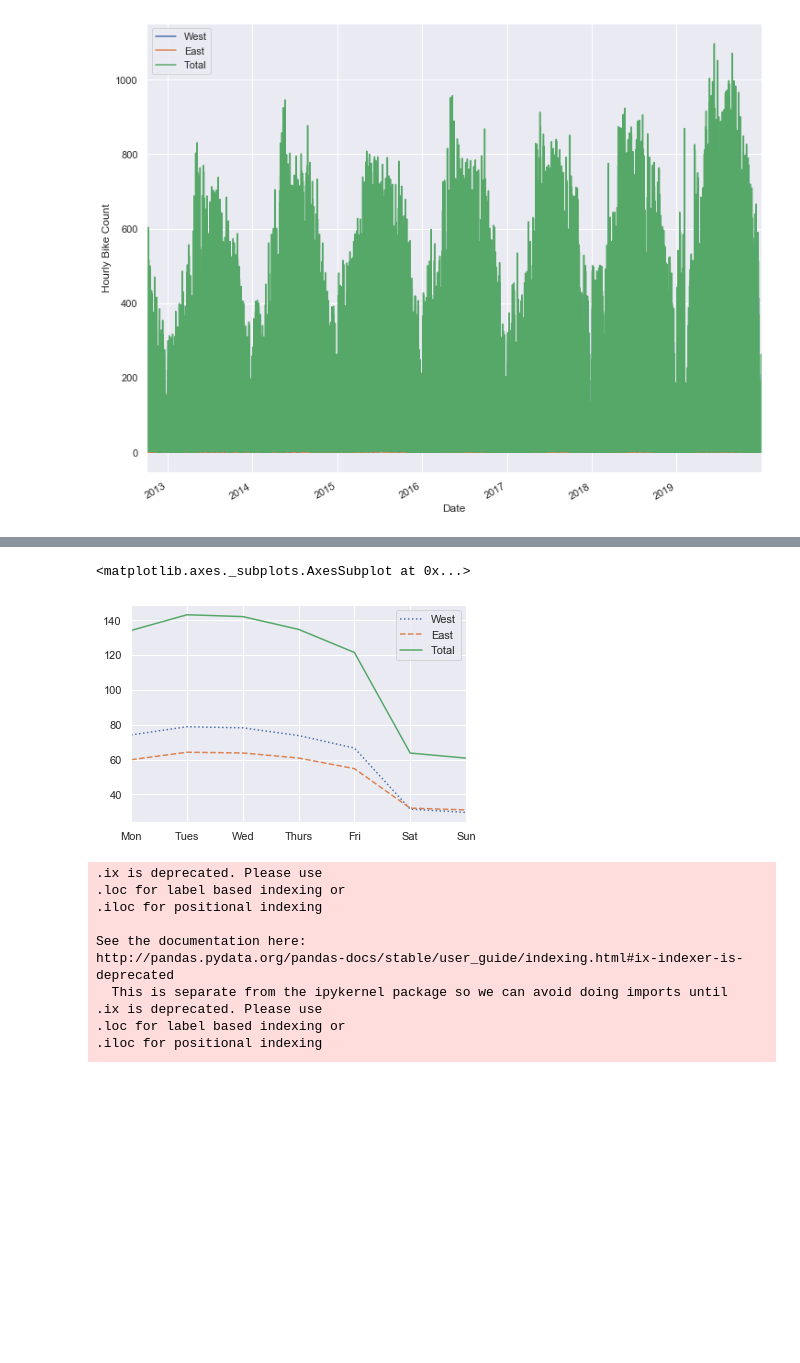
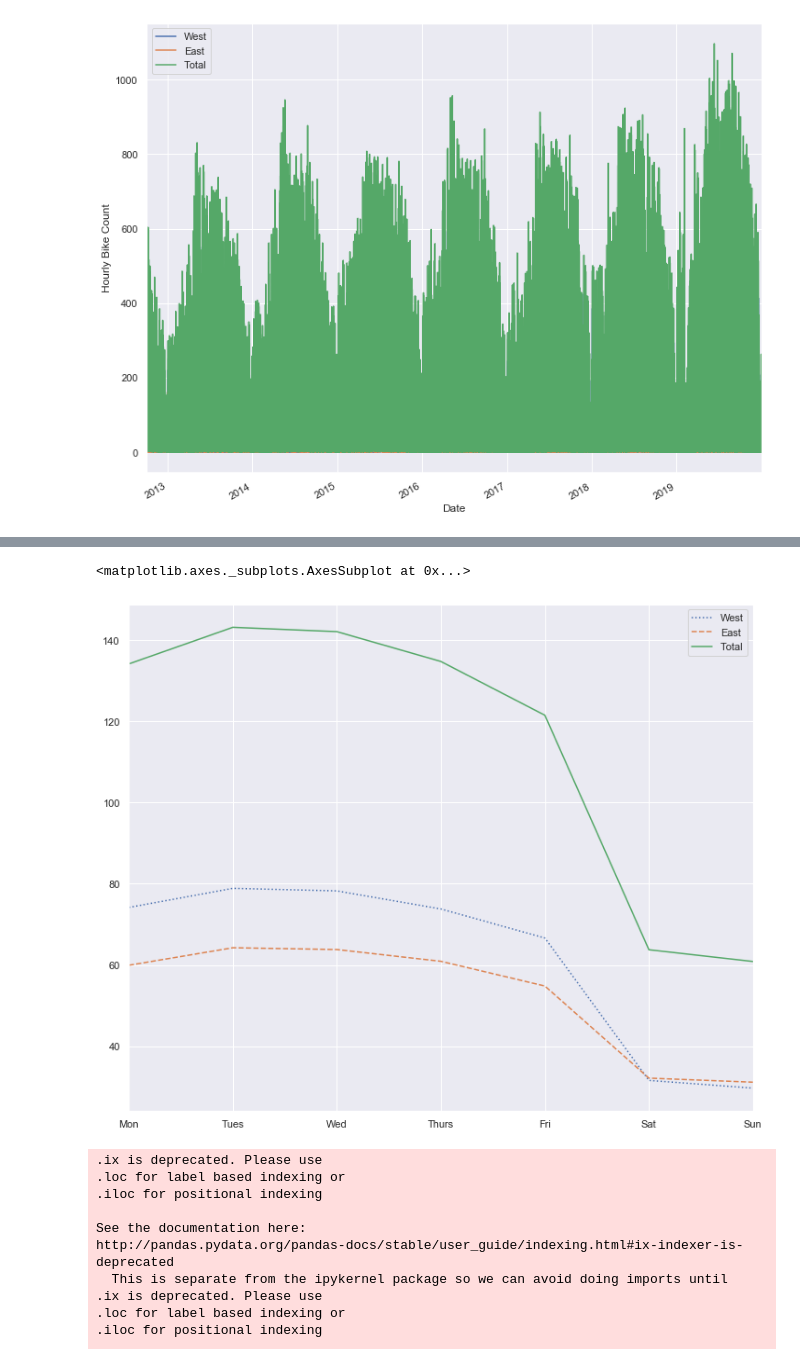
Before and after one commit to caruso1058/Fremont-Bridge-Bicycle-Traffic-Analysis, a Jupyter notebook: Fremont Bridge_Bicycle Travel Data.ipynb, the cells around one changed output, grey strips where cells are left out. Drawn from its saved outputs; the diff is of its cells as text; code cells hidden in the pictures; blank space fills up the shorter version.

```diff
--- a/Fremont Bridge_Bicycle Travel Data.ipynb
+++ b/Fremont Bridge_Bicycle Travel Data.ipynb
@@ -137,7 +127,7 @@ data.head()
 # %%
 #Plot the entire dataset using the seaborn
 
-seaborn.set()
+sns.set()
 data.plot(figsize=(12,10))
 plt.ylabel('Hourly Bike Count')
 # %% [output]
@@ -168,10 +158,10 @@ by_time.plot(xticks=hourly_ticks, style=[':','--','-'])
 # %%
 by_weekday = data.groupby(data.index.dayofweek).mean()
 by_weekday.index = ['Mon', 'Tues', 'Wed', 'Thurs', 'Fri', 'Sat', 'Sun']
-by_weekday.plot(style=[':', '--', '-'])
+by_weekday.plot(style=[':', '--', '-'], figsize=(12,10))
 # %% [output]
 <matplotlib.axes._subplots.AxesSubplot at 0x...>
-[figure, old version]
+[figure, new version]
 # %%
 weekend = np.where(data.index.weekday<5, 'Weekday', 'Weekend')
 by_time = data.groupby([weekend, data.index.time]).mean()
```
Also changed, not shown: parts of 5 cells of this notebook.
